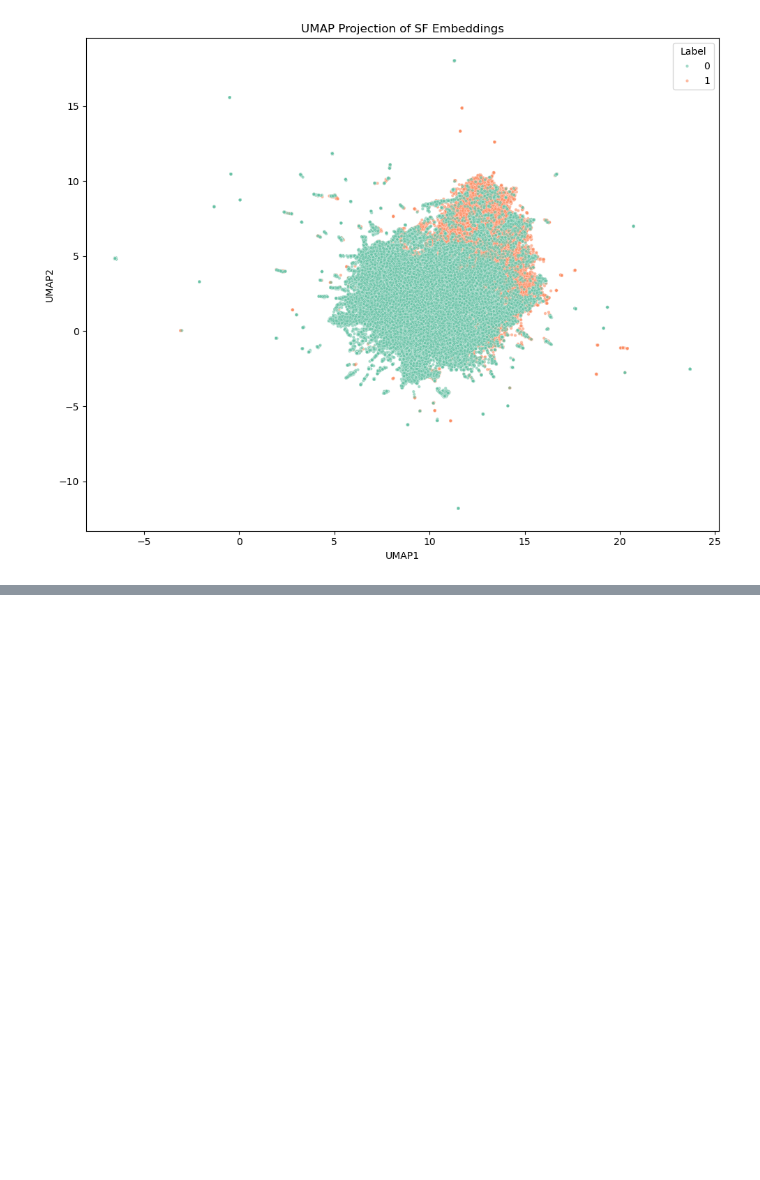
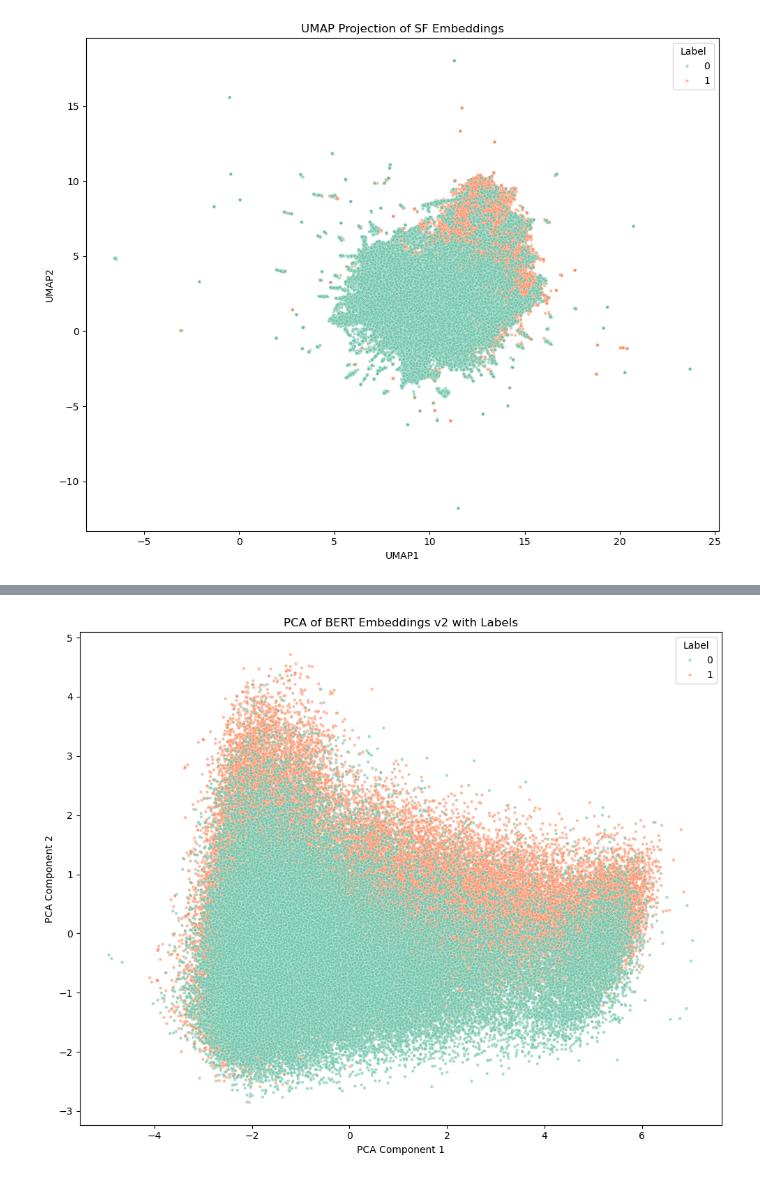
Before and after one commit to DHJKim321/diss-project, a Jupyter notebook: src/data/embedding_visualisation.ipynb, the cells around one changed output, grey strips where cells are left out. Saved outputs shown, nothing was run; the diff lists cells and outputs as text; code cells hidden in the pictures; blank space fills up the shorter version.

```diff
--- a/src/data/embedding_visualisation.ipynb
+++ b/src/data/embedding_visualisation.ipynb
@@ -120,0 +162,15 @@ plt.show()
+# %%
+df = pd.read_csv('train/expanded_full_v2.csv')
+# %%
+# Plot downsized_embeddings with the labels in df
+plt.figure(figsize=(10, 8))
+sns.scatterplot(x=downsized_embeddings_v2[:, 0], y=downsized_embeddings_v2[:, 1],
+                hue=df['label'], palette='Set2', s=10, alpha=0.6)
+plt.title("PCA of BERT Embeddings v2 with Labels")
+plt.xlabel("PCA Component 1")
+plt.ylabel("PCA Component 2")
+plt.legend(title="Label", loc="best")
+plt.tight_layout()
+plt.show()
+# %% [output]
+[figure, added]
```
Also changed, not shown: parts of 3 cells of this notebook.
